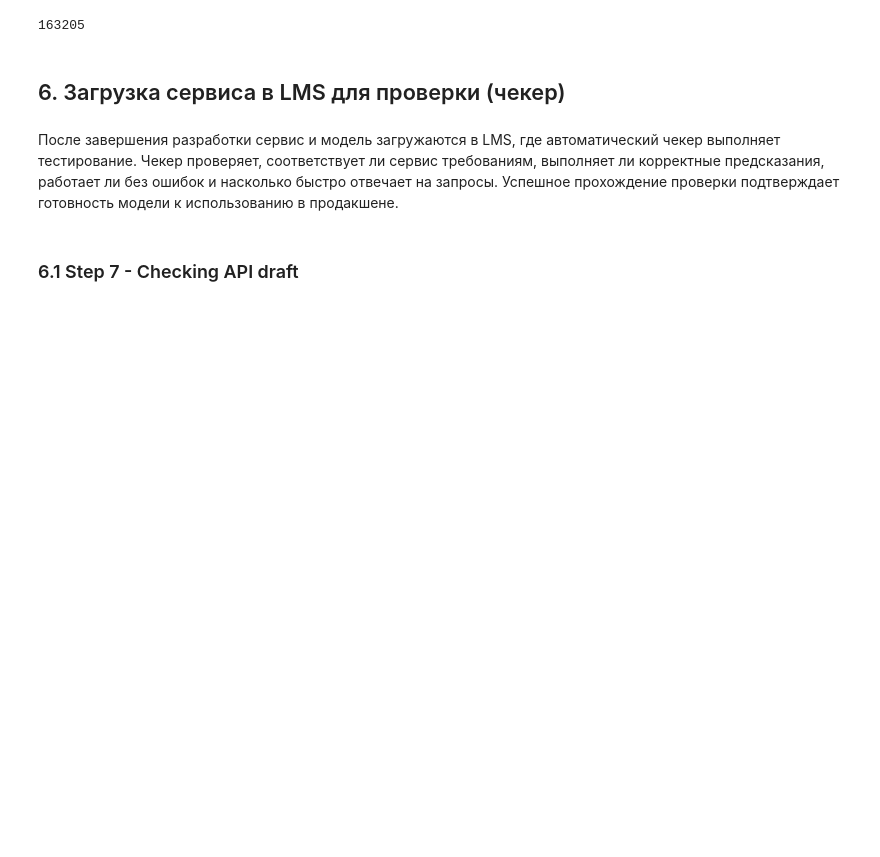
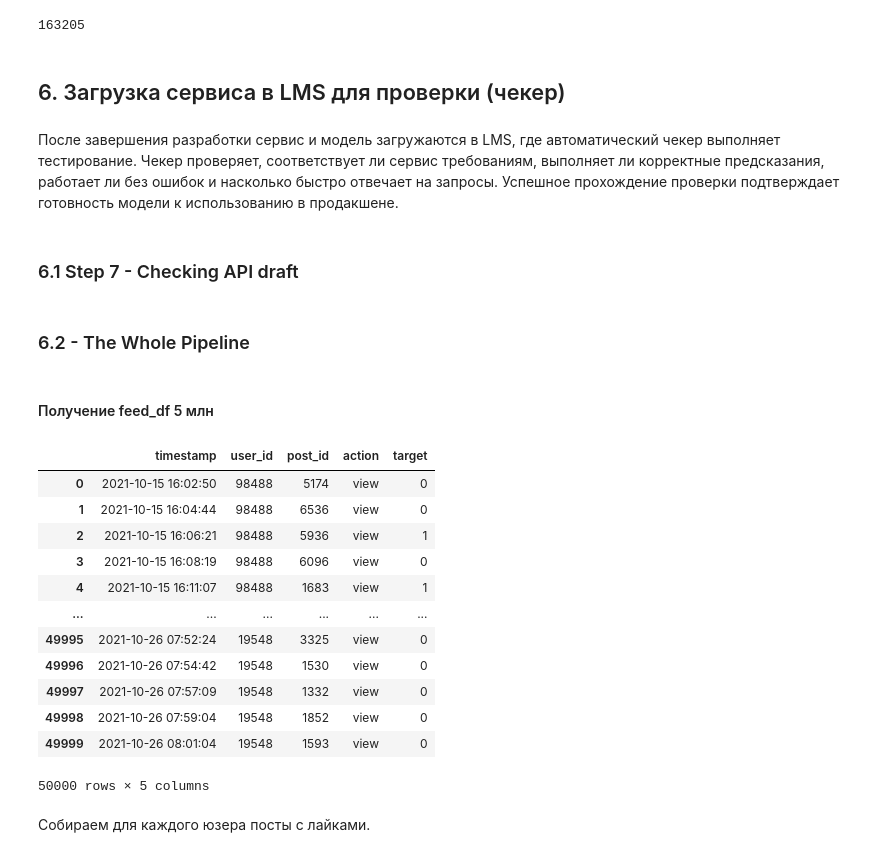
Before and after one commit to nktnlx/mle_course, a Jupyter notebook: 02_ml/22_rec_sys_project/22_rec_sys_project.ipynb, the cells around one changed output. Saved outputs shown, nothing was run; the diff lists cells and outputs as text; code cells hidden in the pictures; blank space fills up the shorter version.

Commit message:
feed_df 5kk loaded

```diff
--- a/02_ml/22_rec_sys_project/22_rec_sys_project.ipynb
+++ b/02_ml/22_rec_sys_project/22_rec_sys_project.ipynb
@@ -882,3 +887,25 @@ def recommended_posts(
 # %%
 # this is just a service draft, not the working service itself
 # I'm just checking the the data model is correct and I receive responses from the API
+# %% [markdown]
+### 6.2 - The Whole Pipeline
+# %% [markdown]
+#### Получение feed_df 5 млн
+# %%
+feed_df
+# %% [output]
+|  | timestamp | user_id | post_id | action | target |
+| 0 | 2021-10-15 16:02:50 | 98488 | 5174 | view | 0 |
+| 1 | 2021-10-15 16:04:44 | 98488 | 6536 | view | 0 |
+| 2 | 2021-10-15 16:06:21 | 98488 | 5936 | view | 1 |
+| 3 | 2021-10-15 16:08:19 | 98488 | 6096 | view | 0 |
+| 4 | 2021-10-15 16:11:07 | 98488 | 1683 | view | 1 |
+| ... | ... | ... | ... | ... | ... |
+| 49995 | 2021-10-26 07:52:24 | 19548 | 3325 | view | 0 |
+| 49996 | 2021-10-26 07:54:42 | 19548 | 1530 | view | 0 |
+| 49997 | 2021-10-26 07:57:09 | 19548 | 1332 | view | 0 |
+| 49998 | 2021-10-26 07:59:04 | 19548 | 1852 | view | 0 |
+| 49999 | 2021-10-26 08:01:04 | 19548 | 1593 | view | 0 |
+50000 rows × 5 columns
+# %% [markdown]
+Собираем для каждого юзера посты с лайками.
```
Also changed, not shown: parts of 40 cells of this notebook.
